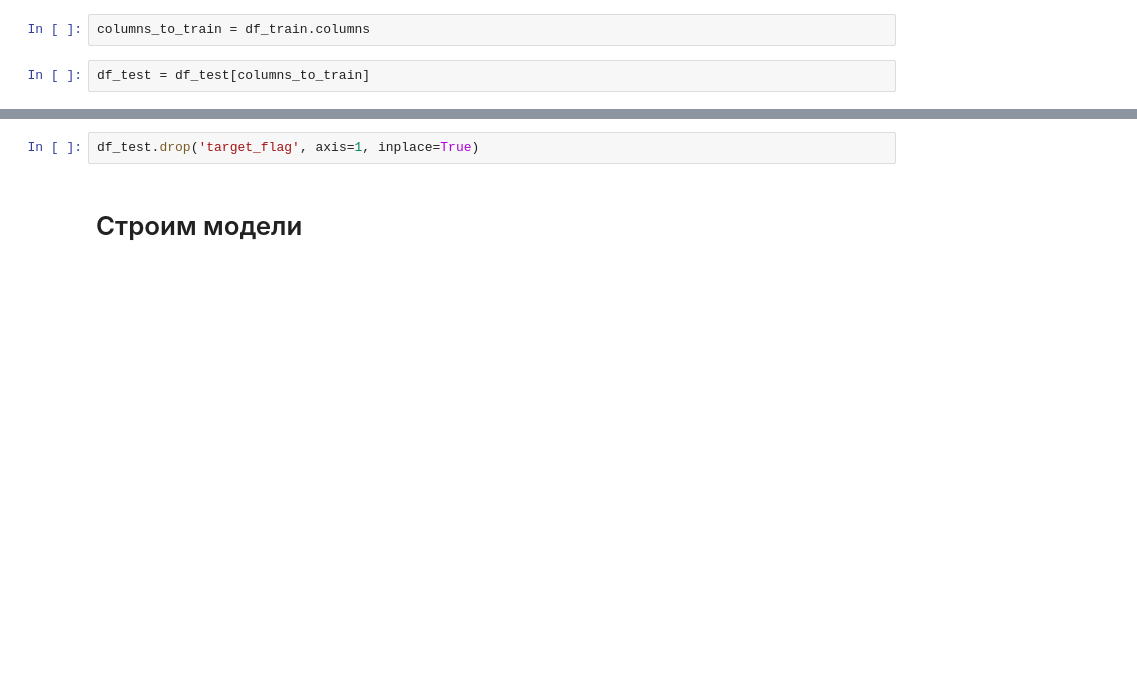
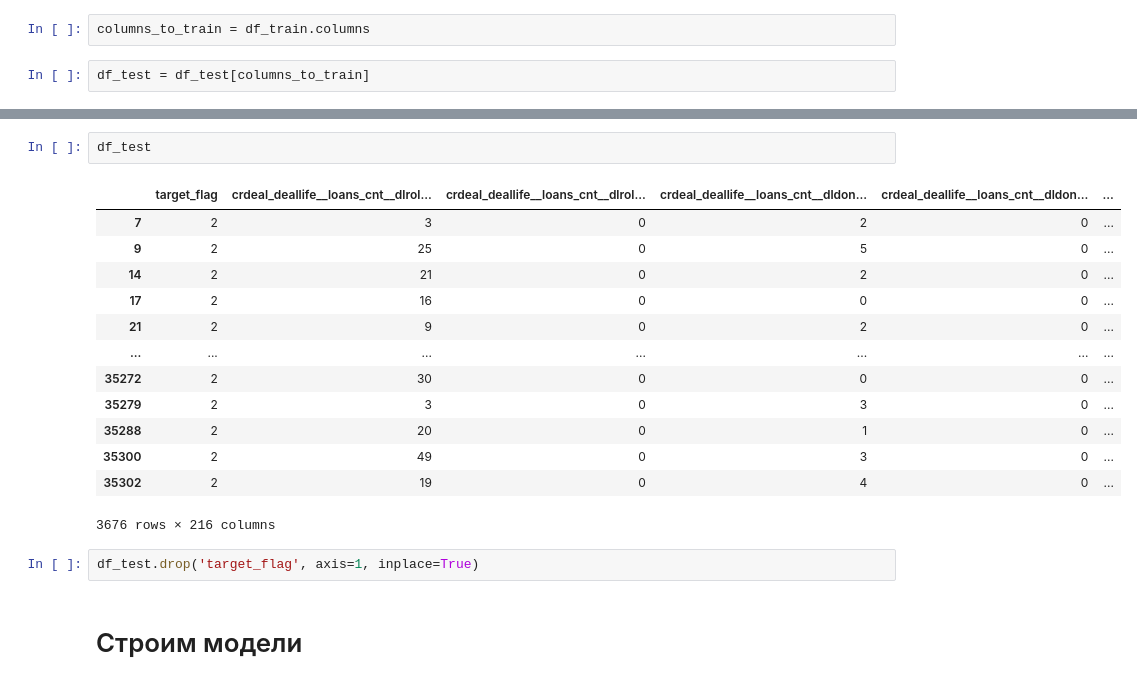
Before and after one commit to yachtsman/SOS-test, a Jupyter notebook: Task_2_ML.ipynb, the cells around one changed output, grey strips where cells are left out. Cells and saved outputs as stored; diff of their text form; blank space fills up the shorter version.

```diff
--- a/Task_2_ML.ipynb
+++ b/Task_2_ML.ipynb
@@ -356,3 +373,19 @@ df_test = df_test[columns_to_train]
+# %%
+df_test
+# %% [output]
+|  | target_flag | crdeal_deallife__loans_cnt__dlrol... | crdeal_deallife__loans_cnt__dlrol... | crdeal_deallife__loans_cnt__dldon... | crdeal_deallife__loans_cnt__dldon... | ... |
+| 7 | 2 | 3 | 0 | 2 | 0 | ... |
+| 9 | 2 | 25 | 0 | 5 | 0 | ... |
+| 14 | 2 | 21 | 0 | 2 | 0 | ... |
+| 17 | 2 | 16 | 0 | 0 | 0 | ... |
+| 21 | 2 | 9 | 0 | 2 | 0 | ... |
+| ... | ... | ... | ... | ... | ... | ... |
+| 35272 | 2 | 30 | 0 | 0 | 0 | ... |
+| 35279 | 2 | 3 | 0 | 3 | 0 | ... |
+| 35288 | 2 | 20 | 0 | 1 | 0 | ... |
+| 35300 | 2 | 49 | 0 | 3 | 0 | ... |
+| 35302 | 2 | 19 | 0 | 4 | 0 | ... |
+3676 rows × 216 columns
 # %%
 df_test.drop('target_flag', axis=1, inplace=True)
 # %% [markdown]
```
Also changed, not shown: parts of 14 cells of this notebook.
